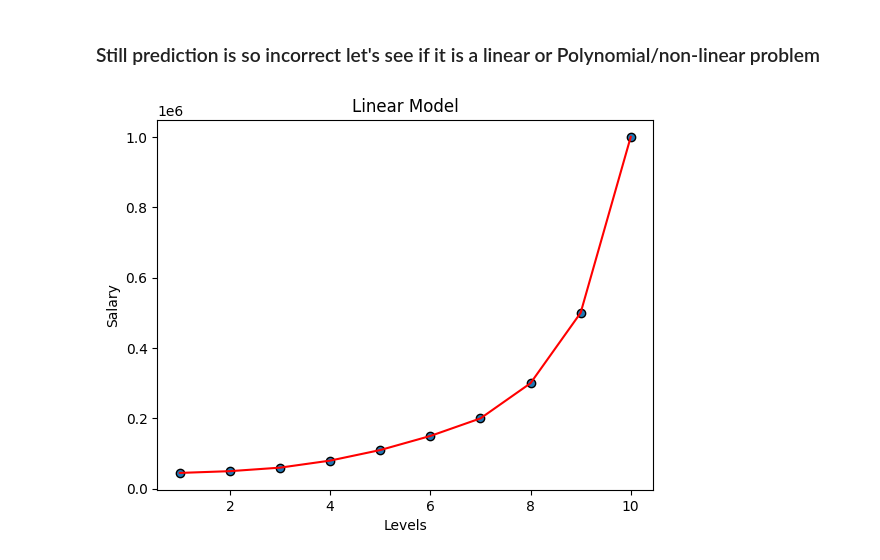
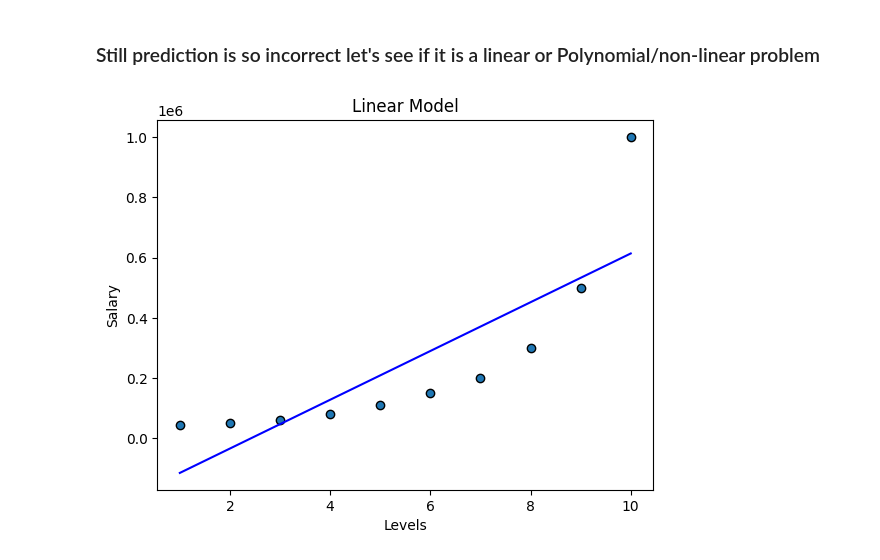
Before and after one commit to Sehajpannu01/ML_Models-Workshop, a Jupyter notebook: 19) Posotion_Salaries(LR,PolyR).ipynb, the cells around one changed output. Saved outputs shown, nothing was run; the diff lists cells and outputs as text; code cells hidden in the pictures.

```diff
--- a/19) Posotion_Salaries(LR,PolyR).ipynb
+++ b/19) Posotion_Salaries(LR,PolyR).ipynb
@@ -73,10 +73,12 @@ y[5]
 ### Still prediction is so incorrect let's see if it is a linear or Polynomial/non-linear problem
 # %%
 plt.scatter(X,y,edgecolors='Black')
-plt.plot(X,y, color = "red")
+plt.plot(X,lr.predict(X), color = "blue")
 plt.title('Linear Model')
 plt.xlabel('Levels')
 plt.ylabel('Salary')
 plt.show()
+
+#Proved it is a non-linear model as not able to draw a straight line.
 # %% [output]
-[figure, old version]
+[figure, new version]
```
Also changed, not shown: parts of 10 cells of this notebook, 3 other files.
